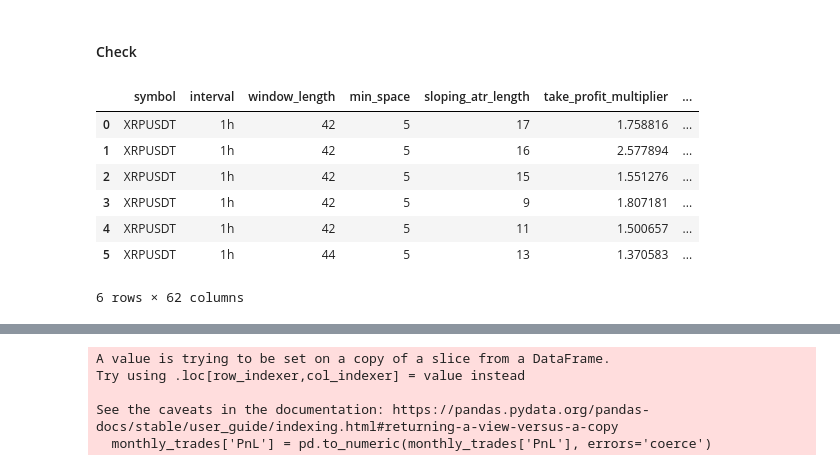
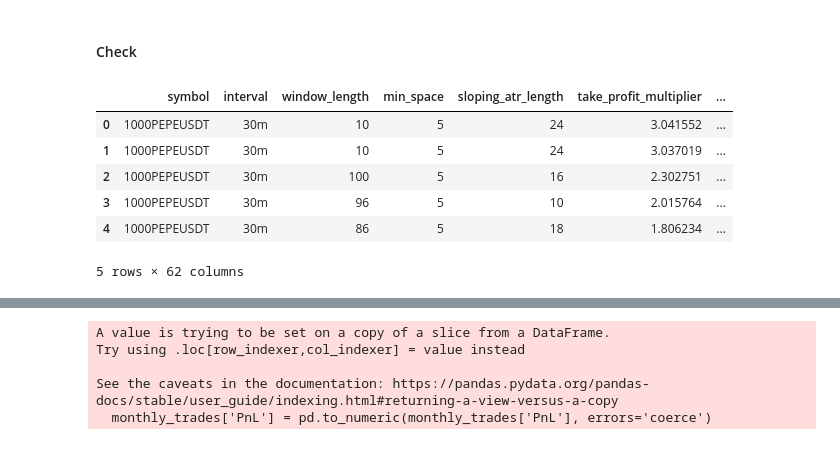
Before and after one commit to dkalenov/backtesting, a Jupyter notebook: sloping_final_backtest.ipynb, the cells around one changed output, grey strips where cells are left out. Drawn from its saved outputs; the diff is of its cells as text; code cells hidden in the pictures.

```diff
--- a/sloping_final_backtest.ipynb
+++ b/sloping_final_backtest.ipynb
@@ -3300,17 +3301,16 @@ df_sorted_by_month
 # %% [markdown]
 #### Check
 # %%
-data = pd.read_excel("final check1.xlsx")
+data = pd.read_excel("check.xlsx")
 data
 # %% [output]
 |  | symbol | interval | window_length | min_space | sloping_atr_length | take_profit_multiplier | ... |
-| 0 | XRPUSDT | 1h | 42 | 5 | 17 | 1.758816 | ... |
-| 1 | XRPUSDT | 1h | 42 | 5 | 16 | 2.577894 | ... |
-| 2 | XRPUSDT | 1h | 42 | 5 | 15 | 1.551276 | ... |
-| 3 | XRPUSDT | 1h | 42 | 5 | 9 | 1.807181 | ... |
-| 4 | XRPUSDT | 1h | 42 | 5 | 11 | 1.500657 | ... |
-| 5 | XRPUSDT | 1h | 44 | 5 | 13 | 1.370583 | ... |
+| 0 | 1000PEPEUSDT | 30m | 10 | 5 | 24 | 3.041552 | ... |
+| 1 | 1000PEPEUSDT | 30m | 10 | 5 | 24 | 3.037019 | ... |
+| 2 | 1000PEPEUSDT | 30m | 100 | 5 | 16 | 2.302751 | ... |
+| 3 | 1000PEPEUSDT | 30m | 96 | 5 | 10 | 2.015764 | ... |
+| 4 | 1000PEPEUSDT | 30m | 86 | 5 | 18 | 1.806234 | ... |
-6 rows × 62 columns
+5 rows × 62 columns
 # %%
 # data.info()
 # %%
```
Also changed, not shown: parts of 25 cells of this notebook.
